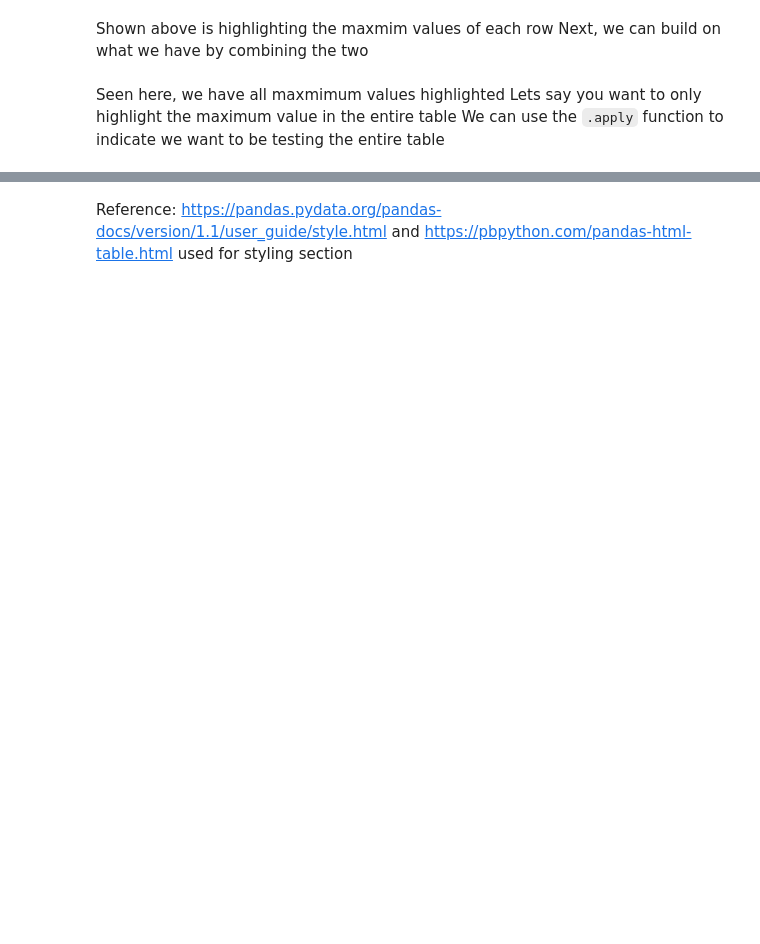
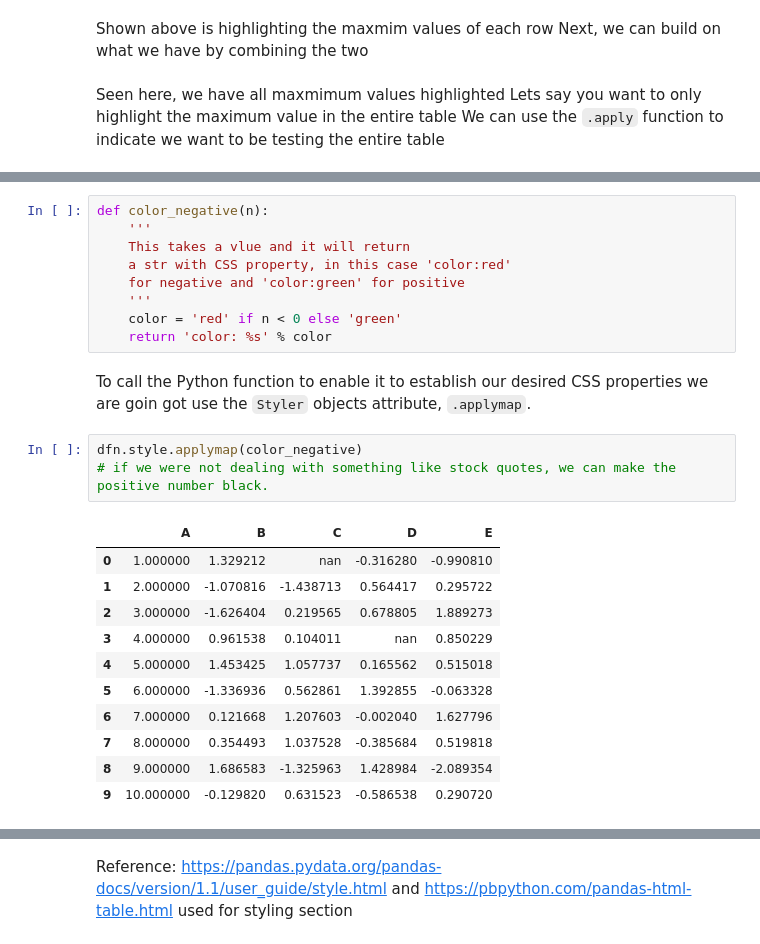
Before and after one commit to mauricefreese/Freese-Blasberg-Presentation, a Jupyter notebook: class.ipynb, the cells around one changed output, grey strips where cells are left out. Cells and saved outputs as stored; diff of their text form; blank space fills up the shorter version.

```diff
--- a/class.ipynb
+++ b/class.ipynb
@@ -265,0 +292,26 @@ df8
+# %%
+def color_negative(n):
+    '''
+    This takes a vlue and it will return
+    a str with CSS property, in this case 'color:red'
+    for negative and 'color:green' for positive
+    '''
+    color = 'red' if n < 0 else 'green'
+    return 'color: %s' % color
+# %% [markdown]
+To call the Python function to enable it to establish our desired CSS properties we are goin got use the `Styler` objects attribute, `.applymap`.
+# %%
+dfn.style.applymap(color_negative)
+# if we were not dealing with something like stock quotes, we can make the positive number black.
+# %% [output]
+|  | A | B | C | D | E |
+| 0 | 1.000000 | 1.329212 | nan | -0.316280 | -0.990810 |
+| 1 | 2.000000 | -1.070816 | -1.438713 | 0.564417 | 0.295722 |
+| 2 | 3.000000 | -1.626404 | 0.219565 | 0.678805 | 1.889273 |
+| 3 | 4.000000 | 0.961538 | 0.104011 | nan | 0.850229 |
+| 4 | 5.000000 | 1.453425 | 1.057737 | 0.165562 | 0.515018 |
+| 5 | 6.000000 | -1.336936 | 0.562861 | 1.392855 | -0.063328 |
+| 6 | 7.000000 | 0.121668 | 1.207603 | -0.002040 | 1.627796 |
+| 7 | 8.000000 | 0.354493 | 1.037528 | -0.385684 | 0.519818 |
+| 8 | 9.000000 | 1.686583 | -1.325963 | 1.428984 | -2.089354 |
+| 9 | 10.000000 | -0.129820 | 0.631523 | -0.586538 | 0.290720 |
```
Also changed, not shown: parts of 15 cells of this notebook.
